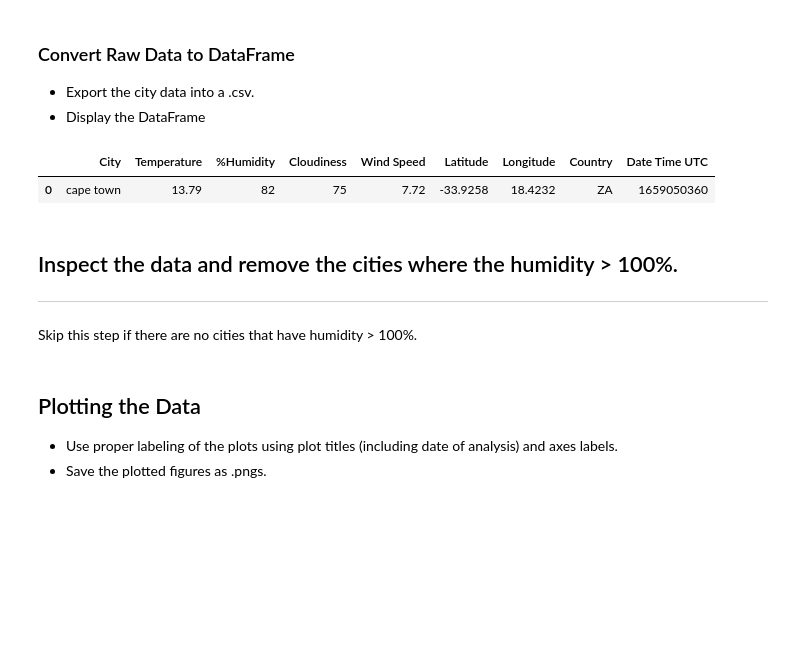
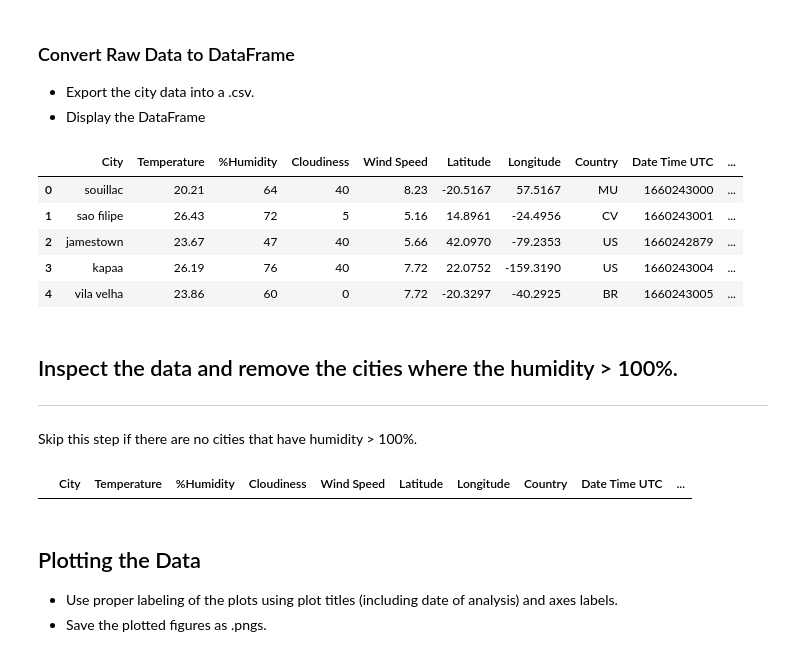
Before and after one commit to j-eikens/python-api-challenge, a Jupyter notebook: WeatherPY.ipynb, the cells around one changed output. Cells and saved outputs as stored; diff of their text form; code cells hidden in the pictures; blank space fills up the shorter version.

```diff
--- a/WeatherPY.ipynb
+++ b/WeatherPY.ipynb
@@ -99,23 +115,39 @@ City number: 1. City name: cape town
 ### Convert Raw Data to DataFrame
 * Export the city data into a .csv.
 * Display the DataFrame
+# %%
+#converting UTC time to date
+import datetime
+
+time_list = []
+
+for row in range(0, len(weather_data)):
+    time = weather_data['Date Time UTC'][row]
+    time = datetime.date.fromtimestamp(time)
+
+    time_list.append(time)
 # %%
 #create df from city weather query results
 weather_dict = {"City": city_list,
                "Temperature": temperature,
                "%Humidity": humidity,
                "Cloudiness":cloudiness,
                "Wind Speed": wind_speed,
                "Latitude": lat_list,
                "Longitude": lng_list,
                "Country": country_list,
-               "Date Time UTC": date_time_list}
+               "Date Time UTC": date_time_list,
+               "Date": time}
 
 weather_data = pd.DataFrame(weather_dict)
-weather_data
+weather_data.head()
 # %% [output]
-|  | City | Temperature | %Humidity | Cloudiness | Wind Speed | Latitude | Longitude | Country | Date Time UTC |
-| 0 | cape town | 13.79 | 82 | 75 | 7.72 | -33.9258 | 18.4232 | ZA | 1659050360 |
+|  | City | Temperature | %Humidity | Cloudiness | Wind Speed | Latitude | Longitude | Country | Date Time UTC | ... |
+| 0 | souillac | 20.21 | 64 | 40 | 8.23 | -20.5167 | 57.5167 | MU | 1660243000 | ... |
+| 1 | sao filipe | 26.43 | 72 | 5 | 5.16 | 14.8961 | -24.4956 | CV | 1660243001 | ... |
+| 2 | jamestown | 23.67 | 47 | 40 | 5.66 | 42.0970 | -79.2353 | US | 1660242879 | ... |
+| 3 | kapaa | 26.19 | 76 | 40 | 7.72 | 22.0752 | -159.3190 | US | 1660243004 | ... |
+| 4 | vila velha | 23.86 | 60 | 0 | 7.72 | -20.3297 | -40.2925 | BR | 1660243005 | ... |
 # %%
 #export city data to csv
 weather_data.to_csv('weather_data.csv')
@@ -126,6 +158,8 @@ Skip this step if there are no cities that have humidity > 100%.
 # %%
 #there are no cities in this df with humidity > 100%
 weather_data.loc[weather_data['%Humidity'] > 100]
+# %% [output]
+|  | City | Temperature | %Humidity | Cloudiness | Wind Speed | Latitude | Longitude | Country | Date Time UTC | ... |
 # %% [markdown]
 ## Plotting the Data
 * Use proper labeling of the plots using plot titles (including date of analysis) and axes labels.
```
Also changed, not shown: parts of 20 cells of this notebook, 1 other file.
